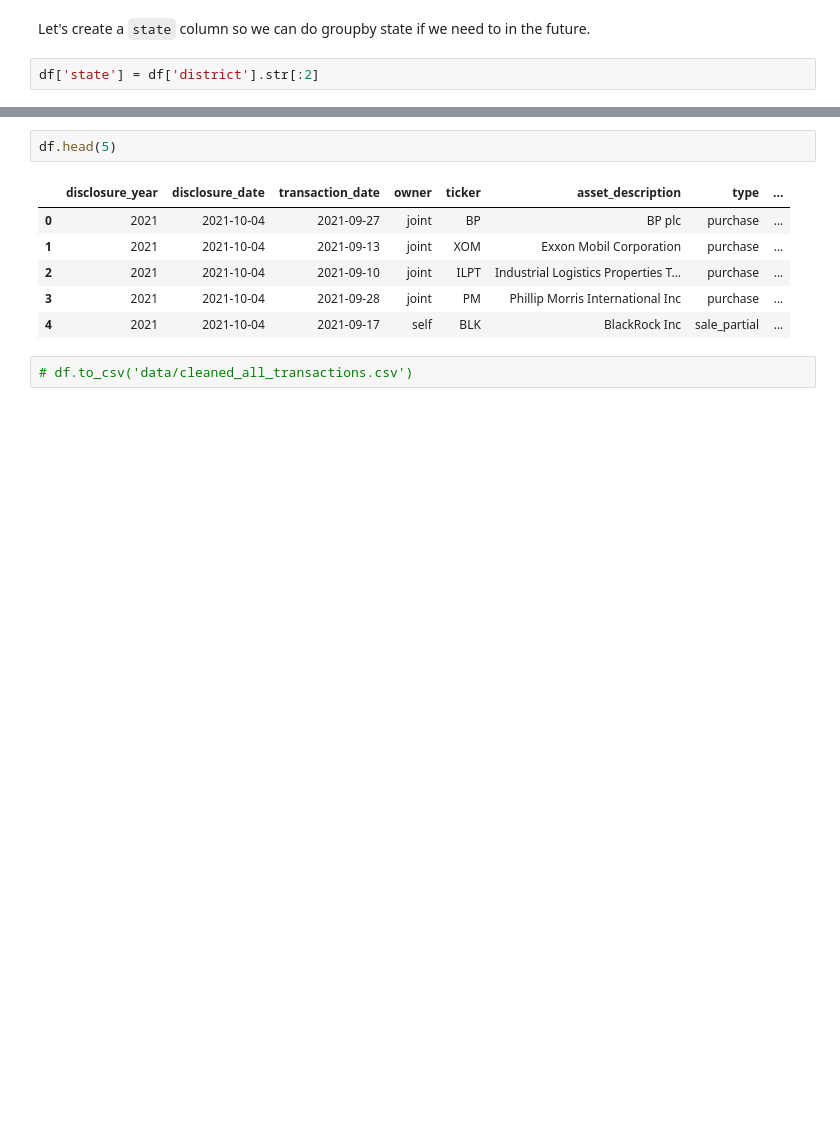
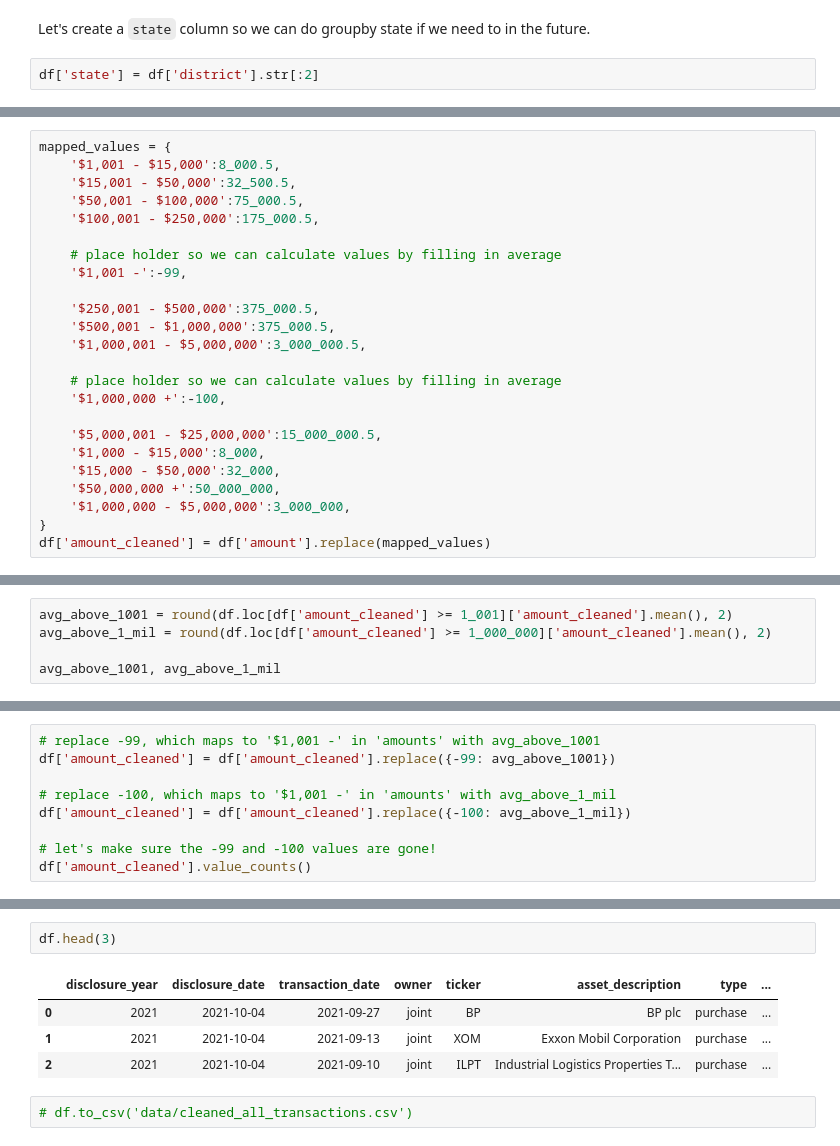
Before and after one commit to tharvipop/sussy-stock-trades, a Jupyter notebook: cleaning_and_eda.ipynb, the cells around one changed output, grey strips where cells are left out. Cells and saved outputs as stored; diff of their text form; blank space fills up the shorter version.

```diff
--- a/cleaning_and_eda.ipynb
+++ b/cleaning_and_eda.ipynb
@@ -66,0 +74,24 @@ All done!
+# %%
+mapped_values = {
+    '$1,001 - $15,000':8_000.5,
+    '$15,001 - $50,000':32_500.5,
+    '$50,001 - $100,000':75_000.5,
+    '$100,001 - $250,000':175_000.5,
+
+    # place holder so we can calculate values by filling in average
+    '$1,001 -':-99,
+
+    '$250,001 - $500,000':375_000.5,
+    '$500,001 - $1,000,000':375_000.5,
+    '$1,000,001 - $5,000,000':3_000_000.5,
+
+    # place holder so we can calculate values by filling in average
+    '$1,000,000 +':-100,
+
+    '$5,000,001 - $25,000,000':15_000_000.5,
+    '$1,000 - $15,000':8_000,
+    '$15,000 - $50,000':32_000,
+    '$50,000,000 +':50_000_000,
+    '$1,000,000 - $5,000,000':3_000_000,
+}
+df['amount_cleaned'] = df['amount'].replace(mapped_values)
@@ -66,0 +102,5 @@ All done!
+# %%
+avg_above_1001 = round(df.loc[df['amount_cleaned'] >= 1_001]['amount_cleaned'].mean(), 2)
+avg_above_1_mil = round(df.loc[df['amount_cleaned'] >= 1_000_000]['amount_cleaned'].mean(), 2)
+
+avg_above_1001, avg_above_1_mil
@@ -66,0 +109,9 @@ All done!
+# %%
+# replace -99, which maps to '$1,001 -' in 'amounts' with avg_above_1001
+df['amount_cleaned'] = df['amount_cleaned'].replace({-99: avg_above_1001})
+
+# replace -100, which maps to '$1,001 -' in 'amounts' with avg_above_1_mil
+df['amount_cleaned'] = df['amount_cleaned'].replace({-100: avg_above_1_mil})
+
+# let's make sure the -99 and -100 values are gone!
+df['amount_cleaned'].value_counts()
@@ -67,12 +133,10 @@ All done!
 # %%
-df.head(5)
+df.head(3)
 # %% [output]
 |  | disclosure_year | disclosure_date | transaction_date | owner | ticker | asset_description | type | ... |
 | 0 | 2021 | 2021-10-04 | 2021-09-27 | joint | BP | BP plc | purchase | ... |
 | 1 | 2021 | 2021-10-04 | 2021-09-13 | joint | XOM | Exxon Mobil Corporation | purchase | ... |
 | 2 | 2021 | 2021-10-04 | 2021-09-10 | joint | ILPT | Industrial Logistics Properties T... | purchase | ... |
-| 3 | 2021 | 2021-10-04 | 2021-09-28 | joint | PM | Phillip Morris International Inc | purchase | ... |
-| 4 | 2021 | 2021-10-04 | 2021-09-17 | self | BLK | BlackRock Inc | sale_partial | ... |
 # %%
 # df.to_csv('data/cleaned_all_transactions.csv')
 # %% [markdown]
```
Also changed, not shown: parts of 9 cells of this notebook.
